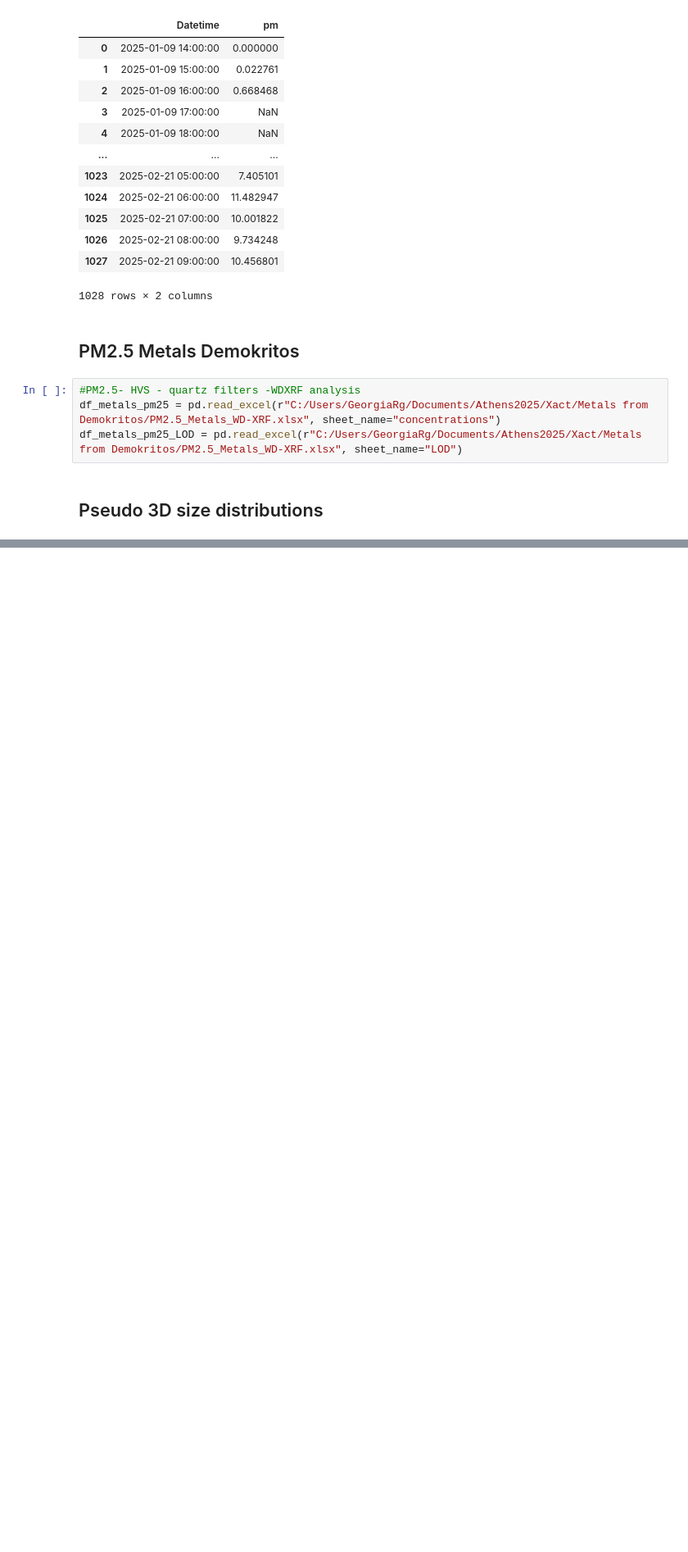
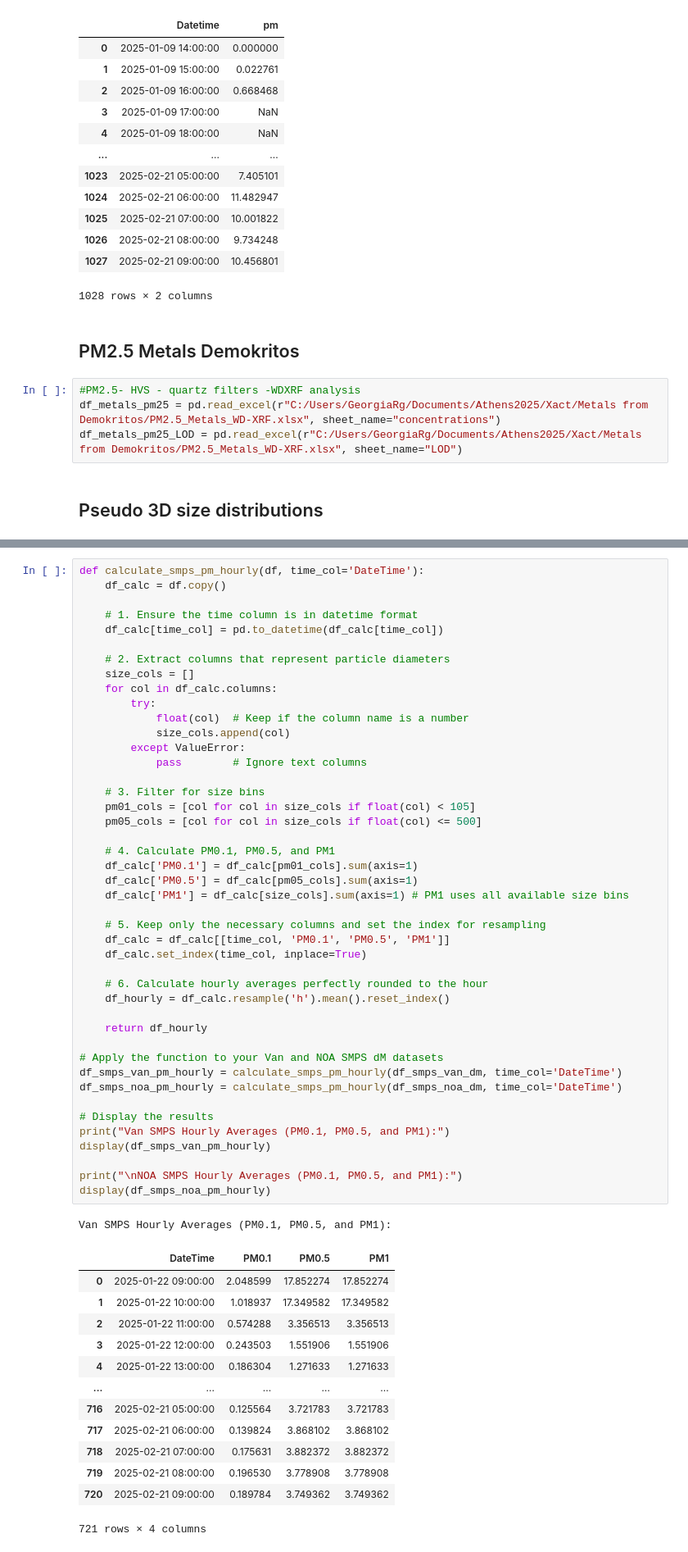
Before and after one commit to georgia-rg/Athens_Thissio_2025, a Jupyter notebook: athens_noa_2025.ipynb, the cells around one changed output, grey strips where cells are left out. Shown at 82% size. Saved outputs shown, nothing was run; the diff lists cells and outputs as text; blank space fills up the shorter version.

```diff
--- a/athens_noa_2025.ipynb
+++ b/athens_noa_2025.ipynb
@@ -303,0 +342,59 @@ generate_smps_contour(df_smps_noa_dmdlogdp, title="SMPS NOA - dM/dlogDp", z_labe
+# %%
+def calculate_smps_pm_hourly(df, time_col='DateTime'):
+    df_calc = df.copy()
+
+    # 1. Ensure the time column is in datetime format
+    df_calc[time_col] = pd.to_datetime(df_calc[time_col])
+
+    # 2. Extract columns that represent particle diameters
+    size_cols = []
+    for col in df_calc.columns:
+        try:
+            float(col)  # Keep if the column name is a number
+            size_cols.append(col)
+        except ValueError:
+            pass        # Ignore text columns
+
+    # 3. Filter for size bins
+    pm01_cols = [col for col in size_cols if float(col) < 105]
+    pm05_cols = [col for col in size_cols if float(col) <= 500]
+
+    # 4. Calculate PM0.1, PM0.5, and PM1
+    df_calc['PM0.1'] = df_calc[pm01_cols].sum(axis=1)
+    df_calc['PM0.5'] = df_calc[pm05_cols].sum(axis=1)
+    df_calc['PM1'] = df_calc[size_cols].sum(axis=1) # PM1 uses all available size bins
+
+    # 5. Keep only the necessary columns and set the index for resampling
+    df_calc = df_calc[[time_col, 'PM0.1', 'PM0.5', 'PM1']]
+    df_calc.set_index(time_col, inplace=True)
+
+    # 6. Calculate hourly averages perfectly rounded to the hour
+    df_hourly = df_calc.resample('h').mean().reset_index()
+
+    return df_hourly
+
+# Apply the function to your Van and NOA SMPS dM datasets
+df_smps_van_pm_hourly = calculate_smps_pm_hourly(df_smps_van_dm, time_col='DateTime')
+df_smps_noa_pm_hourly = calculate_smps_pm_hourly(df_smps_noa_dm, time_col='DateTime')
+
+# Display the results
+print("Van SMPS Hourly Averages (PM0.1, PM0.5, and PM1):")
+display(df_smps_van_pm_hourly)
+
+print("\nNOA SMPS Hourly Averages (PM0.1, PM0.5, and PM1):")
+display(df_smps_noa_pm_hourly)
+# %% [output]
+Van SMPS Hourly Averages (PM0.1, PM0.5, and PM1):
+|  | DateTime | PM0.1 | PM0.5 | PM1 |
+| 0 | 2025-01-22 09:00:00 | 2.048599 | 17.852274 | 17.852274 |
+| 1 | 2025-01-22 10:00:00 | 1.018937 | 17.349582 | 17.349582 |
+| 2 | 2025-01-22 11:00:00 | 0.574288 | 3.356513 | 3.356513 |
+| 3 | 2025-01-22 12:00:00 | 0.243503 | 1.551906 | 1.551906 |
+| 4 | 2025-01-22 13:00:00 | 0.186304 | 1.271633 | 1.271633 |
+| ... | ... | ... | ... | ... |
+| 716 | 2025-02-21 05:00:00 | 0.125564 | 3.721783 | 3.721783 |
+| 717 | 2025-02-21 06:00:00 | 0.139824 | 3.868102 | 3.868102 |
+| 718 | 2025-02-21 07:00:00 | 0.175631 | 3.882372 | 3.882372 |
+| 719 | 2025-02-21 08:00:00 | 0.196530 | 3.778908 | 3.778908 |
+| 720 | 2025-02-21 09:00:00 | 0.189784 | 3.749362 | 3.749362 |
+721 rows × 4 columns
```
Also changed, not shown: parts of 4 cells of this notebook.
